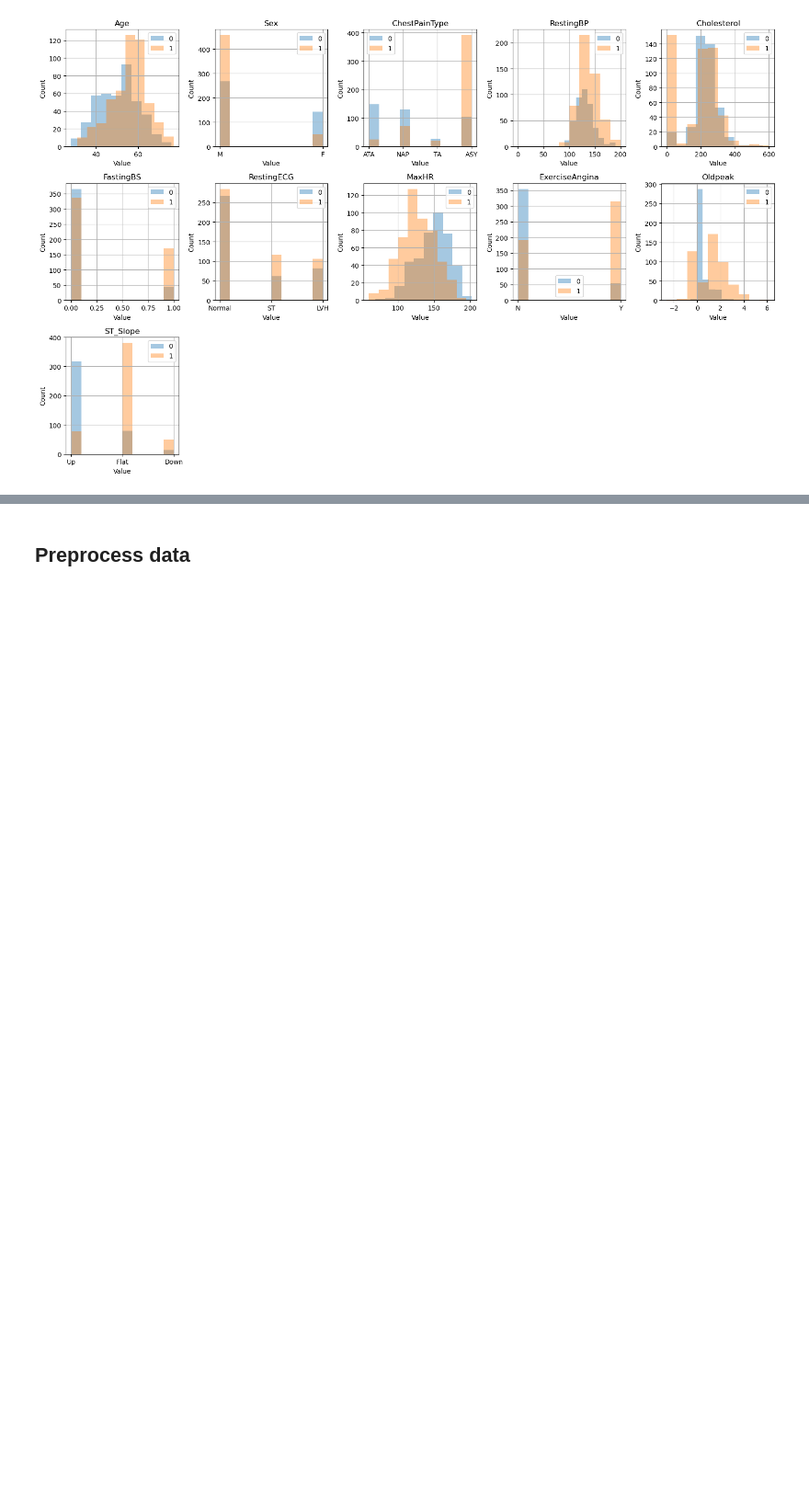
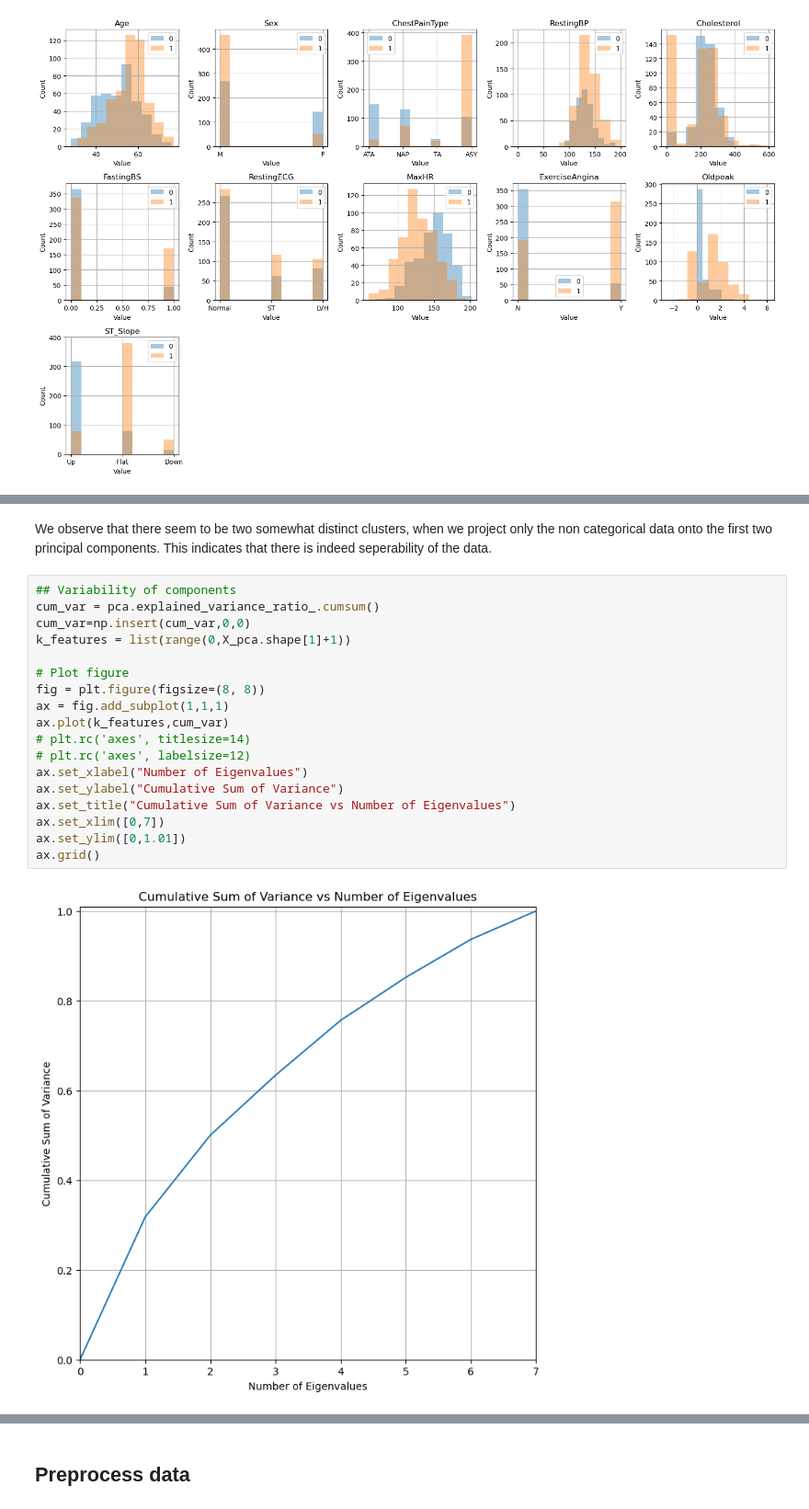
Before and after one commit to UCB-stat-159-s23/project-Group21, a Jupyter notebook: main.ipynb, the cells around one changed output, grey strips where cells are left out. Shown at 92% size. Cells and saved outputs as stored; diff of their text form; blank space fills up the shorter version.

```diff
--- a/main.ipynb
+++ b/main.ipynb
@@ -86,0 +133,22 @@ Observing the class distribution, we observe that the features Age, Sex, MaxHR,
+# %% [markdown]
+We observe that there seem to be two somewhat distinct clusters, when we project only the non categorical data onto the first two principal components. This indicates that there is indeed seperability of the data.
+# %%
+## Variability of components
+cum_var = pca.explained_variance_ratio_.cumsum()
+cum_var=np.insert(cum_var,0,0)
+k_features = list(range(0,X_pca.shape[1]+1))
+
+# Plot figure
+fig = plt.figure(figsize=(8, 8))
+ax = fig.add_subplot(1,1,1)
+ax.plot(k_features,cum_var)
+# plt.rc('axes', titlesize=14)
+# plt.rc('axes', labelsize=12)
+ax.set_xlabel("Number of Eigenvalues")
+ax.set_ylabel("Cumulative Sum of Variance")
+ax.set_title("Cumulative Sum of Variance vs Number of Eigenvalues")
+ax.set_xlim([0,7])
+ax.set_ylim([0,1.01])
+ax.grid()
+# %% [output]
+[figure, added]
```
Also changed, not shown: parts of 7 cells of this notebook, 1 other file.
